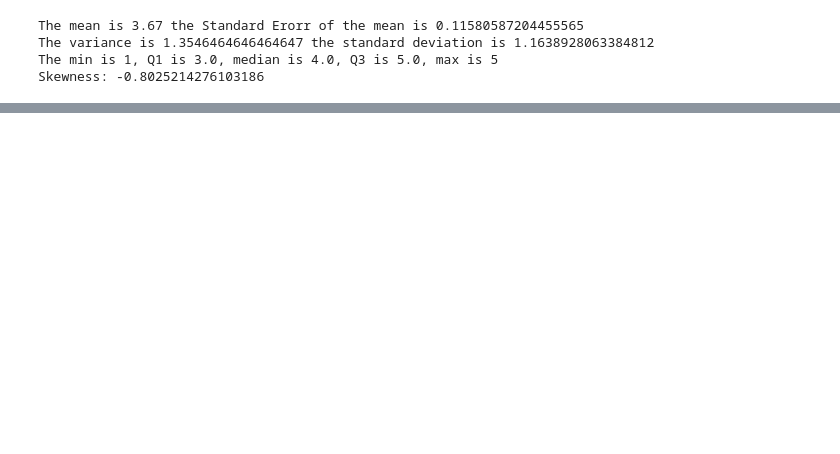
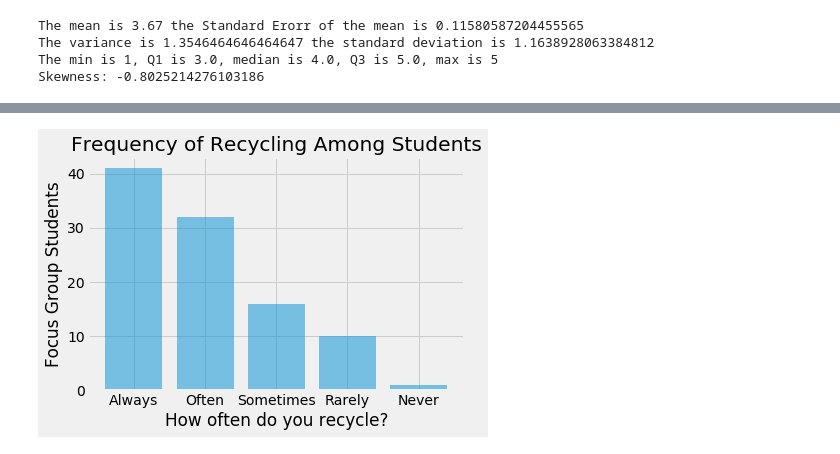
Before and after one commit to aalmeida9/362Project1, a Jupyter notebook: main.ipynb, the cells around one changed output, grey strips where cells are left out. Saved outputs shown, nothing was run; the diff lists cells and outputs as text; code cells hidden in the pictures; blank space fills up the shorter version.

Commit message:
Initial Data Analysis on Habits and Age

```diff
--- a/main.ipynb
+++ b/main.ipynb
@@ -84,3 +80,19 @@ df.sort_values('Major', ascending=True)
 | 53 | 2020/02/18 3:48:28 PM EST | 18 | Female | Freshman | nursing | Yes | Elmwood | Often | [Sustainability] | Yes | ... |
 | 22 | 2020/02/18 3:37:46 PM EST | 20 | Female | Junior | psychology | Yes | Dells | Sometimes | [Sustainability] | I didn't know there were any recy... | ... |
 100 rows × 15 columns
+# %%
+#Initial data analysis with Bar plots on recycling frequency (Focus Group Students)
+#we can assume that all first 100 surveys are students since we manually surveyed students with QR codes on our phones
+
+plt.style.use('fivethirtyeight')
+x = np.arange(5)
+
+plt.bar(x, df['Frequency'].value_counts(), align='center', alpha=0.5)
+plt.xticks(x, ('Always', 'Often', 'Sometimes', 'Rarely', 'Never'))
+plt.title('Frequency of Recycling Among Students')
+plt.xlabel('How often do you recycle?')
+plt.ylabel('Focus Group Students')
+plt.show()
+#cumulative frequency would be cool on the graph above, Pareto Chart
+# %% [output]
+[figure, added]
```
Also changed, not shown: parts of 4 cells of this notebook.
